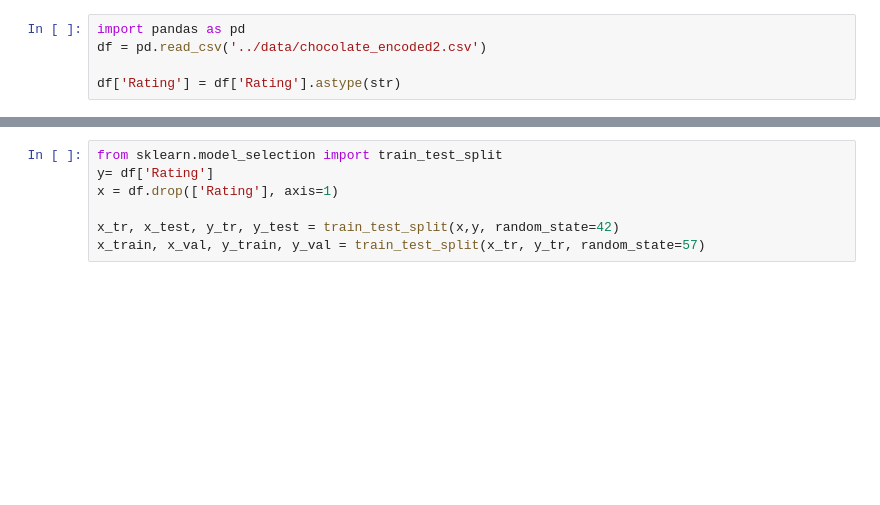
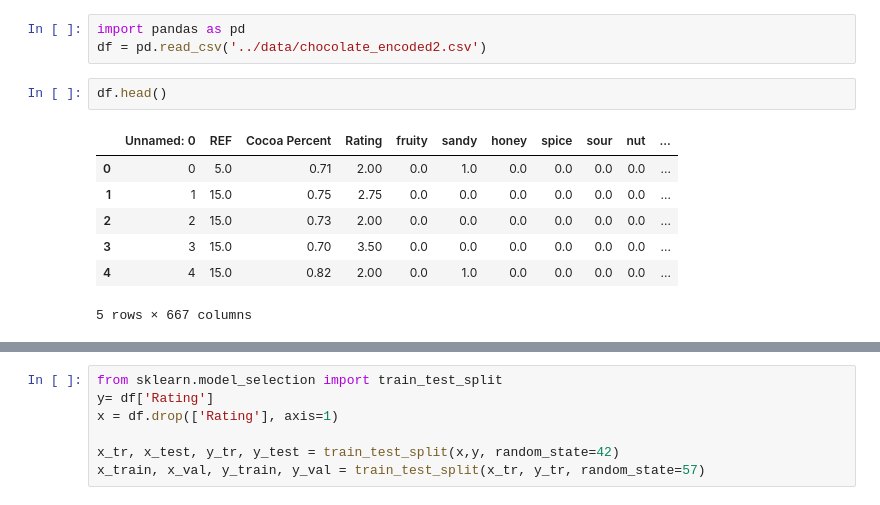
Before and after one commit to dablake7/bsc-phase-three-project, a Jupyter notebook: notebooks/KNearestNeighbors take 2.ipynb, the cells around one changed output, grey strips where cells are left out. Saved outputs shown, nothing was run; the diff lists cells and outputs as text; blank space fills up the shorter version.

```diff
--- a/notebooks/KNearestNeighbors take 2.ipynb
+++ b/notebooks/KNearestNeighbors take 2.ipynb
@@ -1,5 +1,13 @@
 # %%
 import pandas as pd
 df = pd.read_csv('../data/chocolate_encoded2.csv')
-
-df['Rating'] = df['Rating'].astype(str)
+# %%
+df.head()
+# %% [output]
+|  | Unnamed: 0 | REF | Cocoa Percent | Rating | fruity | sandy | honey | spice | sour | nut | ... |
+| 0 | 0 | 5.0 | 0.71 | 2.00 | 0.0 | 1.0 | 0.0 | 0.0 | 0.0 | 0.0 | ... |
+| 1 | 1 | 15.0 | 0.75 | 2.75 | 0.0 | 0.0 | 0.0 | 0.0 | 0.0 | 0.0 | ... |
+| 2 | 2 | 15.0 | 0.73 | 2.00 | 0.0 | 0.0 | 0.0 | 0.0 | 0.0 | 0.0 | ... |
+| 3 | 3 | 15.0 | 0.70 | 3.50 | 0.0 | 0.0 | 0.0 | 0.0 | 0.0 | 0.0 | ... |
+| 4 | 4 | 15.0 | 0.82 | 2.00 | 0.0 | 1.0 | 0.0 | 0.0 | 0.0 | 0.0 | ... |
+5 rows × 667 columns
```
Also changed, not shown: parts of 40 cells of this notebook, 5 other files.
